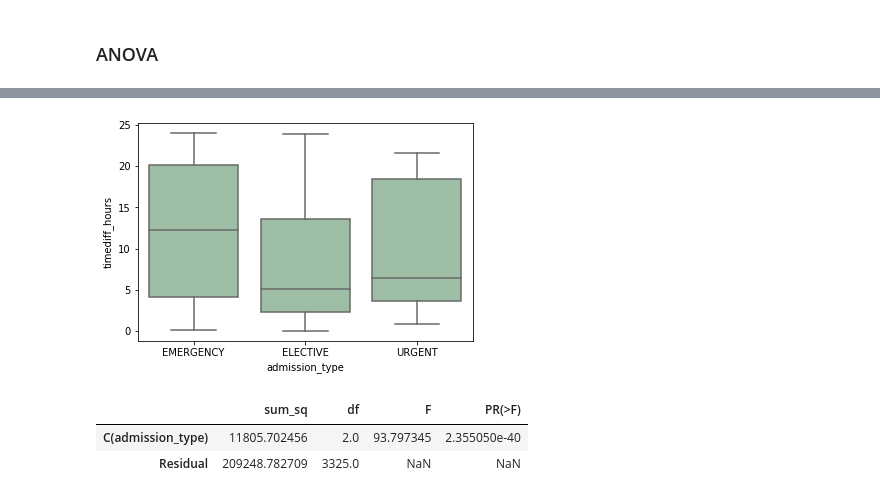
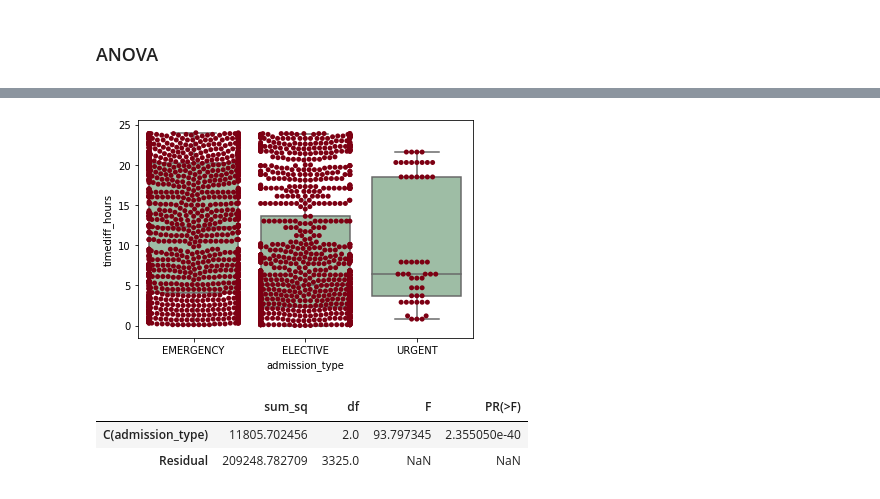
Before and after one commit to derek-y-lee/uclabiostat-thesis, a Jupyter notebook: predict_waitingtime_mimic.ipynb, the cells around one changed output, grey strips where cells are left out. Cells and saved outputs as stored; diff of their text form; code cells hidden in the pictures.

```diff
--- a/predict_waitingtime_mimic.ipynb
+++ b/predict_waitingtime_mimic.ipynb
@@ -421,16 +412,11 @@ Name: timediff, Length: 3328, dtype: timedelta64[ns]
 # %%
-# y_timedelta = data['timediff'].total_seconds()/60/60 # hours
-# y_timedelta = data['timediff'].dt.hours
-
 data['timediff_hours'] = (data['outtime'].sub(data['intime']).dt.seconds/60/60).round(1)
 
-y_timedeltahours = data['timediff_hours']
-
 ax = sns.boxplot(x='admission_type', y=data['timediff_hours'], data=data, color='#99c2a2')
-# ax = sns.swarmplot(x="admission_type", y=data['timediff_hours'], data=data, color='#7d0013')
+ax = sns.swarmplot(x="admission_type", y=data['timediff_hours'], data=data, color='#7d0013')
 plt.show()
 # %% [output]
-[figure, old version]
+[figure, new version]
 # %%
 import statsmodels.api as sm
 from statsmodels.formula.api import ols
```
Also changed, not shown: parts of 5 cells of this notebook.
